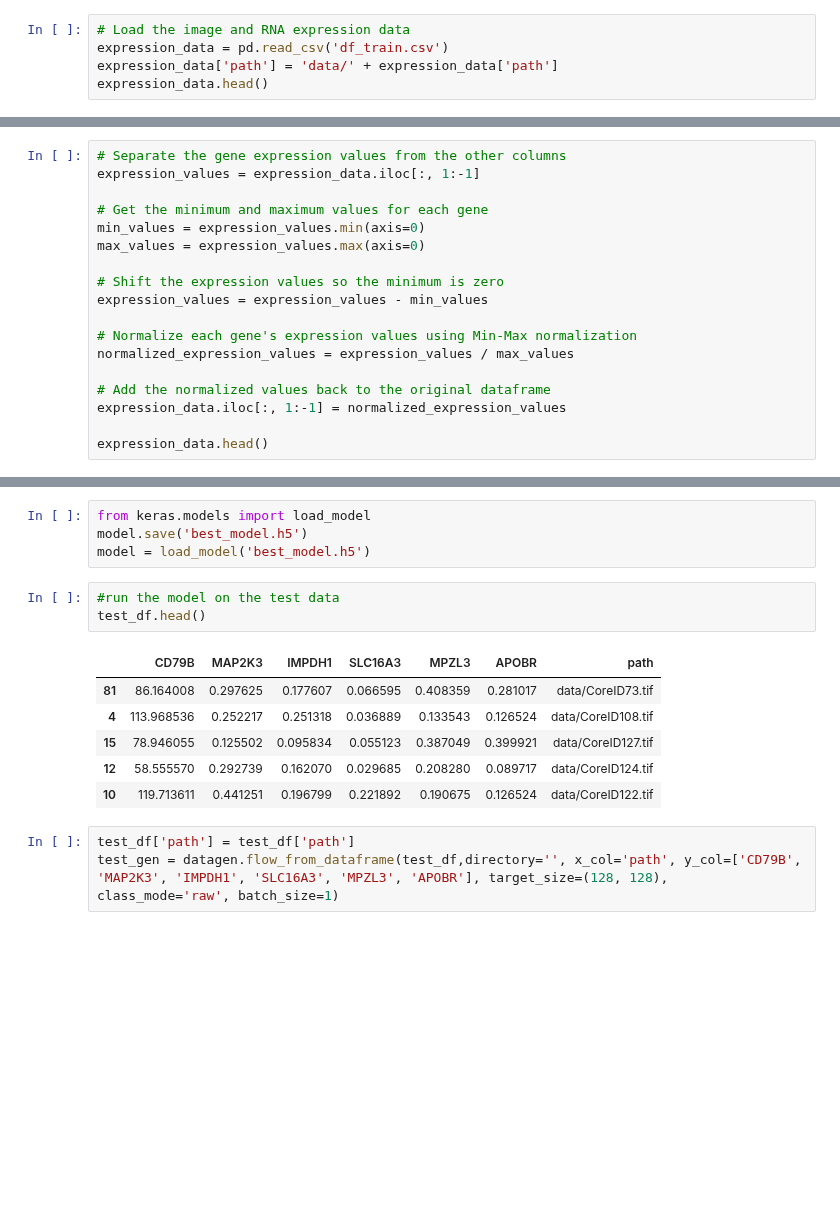
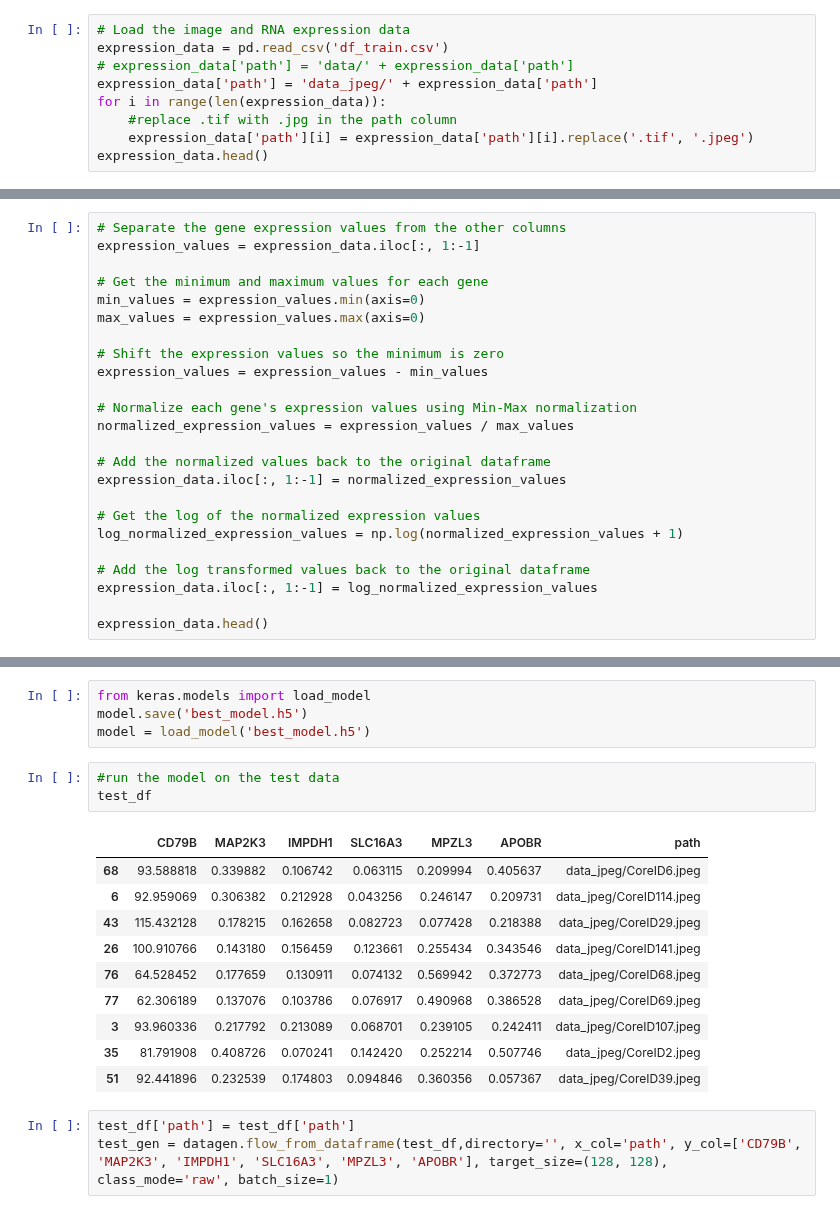
Before and after one commit to udiram/Glioblastoma_analysis, a Jupyter notebook: predict_rna/train_customcnnfcn.ipynb, the cells around one changed output, grey strips where cells are left out. Cells and saved outputs as stored; diff of their text form; blank space fills up the shorter version.

```diff
--- a/predict_rna/train_customcnnfcn.ipynb
+++ b/predict_rna/train_customcnnfcn.ipynb
@@ -18,6 +14,10 @@ images = [image for image in os.listdir('data')]
 # %%
 # Load the image and RNA expression data
 expression_data = pd.read_csv('df_train.csv')
-expression_data['path'] = 'data/' + expression_data['path']
+# expression_data['path'] = 'data/' + expression_data['path']
+expression_data['path'] = 'data_jpeg/' + expression_data['path']
+for i in range(len(expression_data)):
+    #replace .tif with .jpg in the path column
+    expression_data['path'][i] = expression_data['path'][i].replace('.tif', '.jpeg')
 expression_data.head()
 # %% [output]
@@ -44,6 +48,12 @@ normalized_expression_values = expression_values / max_values
 # Add the normalized values back to the original dataframe
 expression_data.iloc[:, 1:-1] = normalized_expression_values
 
+# Get the log of the normalized expression values
+log_normalized_expression_values = np.log(normalized_expression_values + 1)
+
+# Add the log transformed values back to the original dataframe
+expression_data.iloc[:, 1:-1] = log_normalized_expression_values
+
 expression_data.head()
 # %% [output]
 |  | CD79B | MAP2K3 | IMPDH1 | SLC16A3 | MPZL3 | APOBR | path |
@@ -136,14 +213,18 @@ model.save('best_model.h5')
 model = load_model('best_model.h5')
 # %%
 #run the model on the test data
-test_df.head()
+test_df
 # %% [output]
 |  | CD79B | MAP2K3 | IMPDH1 | SLC16A3 | MPZL3 | APOBR | path |
-| 81 | 86.164008 | 0.297625 | 0.177607 | 0.066595 | 0.408359 | 0.281017 | data/CoreID73.tif |
-| 4 | 113.968536 | 0.252217 | 0.251318 | 0.036889 | 0.133543 | 0.126524 | data/CoreID108.tif |
-| 15 | 78.946055 | 0.125502 | 0.095834 | 0.055123 | 0.387049 | 0.399921 | data/CoreID127.tif |
-| 12 | 58.555570 | 0.292739 | 0.162070 | 0.029685 | 0.208280 | 0.089717 | data/CoreID124.tif |
-| 10 | 119.713611 | 0.441251 | 0.196799 | 0.221892 | 0.190675 | 0.126524 | data/CoreID122.tif |
+| 68 | 93.588818 | 0.339882 | 0.106742 | 0.063115 | 0.209994 | 0.405637 | data_jpeg/CoreID6.jpeg |
+| 6 | 92.959069 | 0.306382 | 0.212928 | 0.043256 | 0.246147 | 0.209731 | data_jpeg/CoreID114.jpeg |
+| 43 | 115.432128 | 0.178215 | 0.162658 | 0.082723 | 0.077428 | 0.218388 | data_jpeg/CoreID29.jpeg |
+| 26 | 100.910766 | 0.143180 | 0.156459 | 0.123661 | 0.255434 | 0.343546 | data_jpeg/CoreID141.jpeg |
+| 76 | 64.528452 | 0.177659 | 0.130911 | 0.074132 | 0.569942 | 0.372773 | data_jpeg/CoreID68.jpeg |
+| 77 | 62.306189 | 0.137076 | 0.103786 | 0.076917 | 0.490968 | 0.386528 | data_jpeg/CoreID69.jpeg |
+| 3 | 93.960336 | 0.217792 | 0.213089 | 0.068701 | 0.239105 | 0.242411 | data_jpeg/CoreID107.jpeg |
+| 35 | 81.791908 | 0.408726 | 0.070241 | 0.142420 | 0.252214 | 0.507746 | data_jpeg/CoreID2.jpeg |
+| 51 | 92.441896 | 0.232539 | 0.174803 | 0.094846 | 0.360356 | 0.057367 | data_jpeg/CoreID39.jpeg |
 # %%
 test_df['path'] = test_df['path']
 test_gen = datagen.flow_from_dataframe(test_df,directory='', x_col='path', y_col=['CD79B', 'MAP2K3', 'IMPDH1', 'SLC16A3', 'MPZL3', 'APOBR'], target_size=(128, 128), class_mode='raw', batch_size=1)
```
Also changed, not shown: parts of 18 cells of this notebook, 11 other files.
